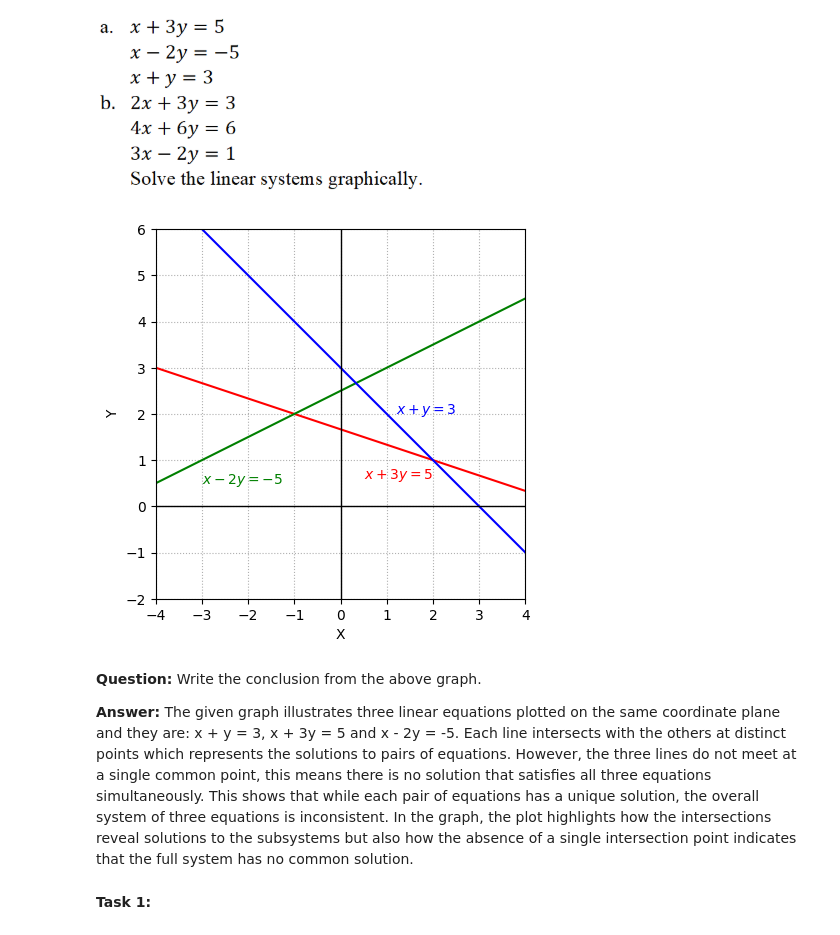
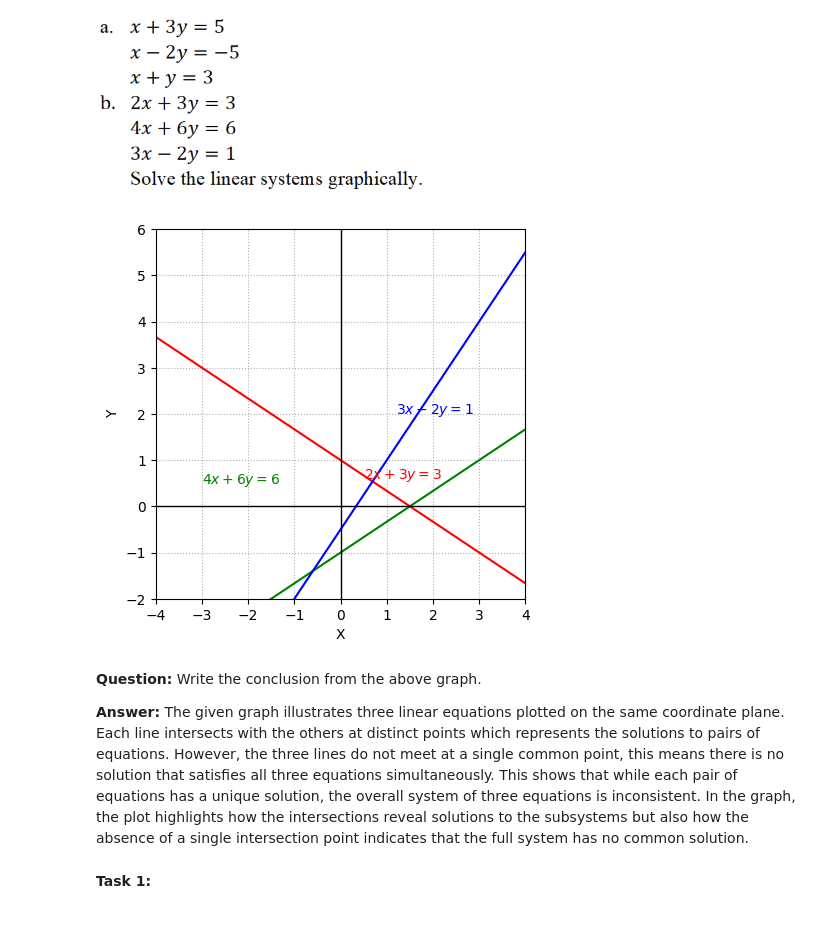
Before and after one commit to RAsikBIsta1581/ComputationalMathematicsWorkshop, a Jupyter notebook: ComputationalMathematicsWorkshop8.ipynb, the cells around one changed output. Drawn from its saved outputs; the diff is of its cells as text; code cells hidden in the pictures.

```diff
--- a/ComputationalMathematicsWorkshop8.ipynb
+++ b/ComputationalMathematicsWorkshop8.ipynb
@@ -15,42 +15,42 @@ We will start with a simple problem. Consider the following linear systems:
 # %%
 import numpy as np
 import matplotlib.pyplot as plt
 """ Part 1 - Problem 1: Solve linear systems graphically. """
 # Generate 100 equidistant point between -5 to 5 for x
 x = np.linspace(-5,5,100)
 ## Calculate y values for Equation 1 and 2
-y1 = (5-x)/3
-y2 = (5+x)/2
-y3 = 3-x
+y1 = (3-2*x)/3
+y2 = (-6+4*x)/6
+y3 = (-1+3*x)/2
 ## Generate a figure frame for plotting the lines
 fig, ax = plt.subplots()
 ## Plot the two lines
 ax.plot(x,y1, color='r')
 ax.plot(x,y2, color='g')
 ax.plot(x,y3, color='b')
 ## To decorate the plot, we insert equations.
-ax.text(0.5,0.6, '$x+3y = 5$', color='r')
-ax.text(-3,0.5,'$x-2y = -5$', color='g')
-ax.text(1.2,2, '$x+y = 3$', color='b')
+ax.text(0.5,0.6, '$2x+3y=3$', color='r')
+ax.text(-3,0.5,'$4x+6y=6$', color='g')
+ax.text(1.2,2, '$3x-2y=1$', color='b')
 ## Set the limits of the X & Y axes.
 ax.set_xlim(-4,4)
 ax.set_ylim(-2,6)
 ## Set property of X and Y axes, e.g., color and linewidth
 ax.axvline(color='k',linewidth = 1)
 ax.axhline(color='k',linewidth = 1)
 ## This option specifies the ticks based the list of numbers provided.
 ax.set_xticks(list(range(-4,5)))
 ax.set_aspect('equal')
 ax.grid(True,ls=':')
 plt.xlabel("X")
 plt.ylabel("Y")
 plt.show()
 # %% [output]
-[figure, old version]
+[figure, new version]
 # %% [markdown]
 **Question:** Write the conclusion from the above graph.
 
-**Answer:** The given graph illustrates three linear equations plotted on the same coordinate plane and they are: x + y = 3, x + 3y = 5 and x - 2y = -5. Each line intersects with the others at distinct points which represents the solutions to pairs of equations. However, the three lines do not meet at a single common point, this means there is no solution that satisfies all three equations simultaneously. This shows that while each pair of equations has a unique solution, the overall system of three equations is inconsistent. In the graph, the plot highlights how the intersections reveal solutions to the subsystems but also how the absence of a single intersection point indicates that the full system has no common solution.
+**Answer:** The given graph illustrates three linear equations plotted on the same coordinate plane. Each line intersects with the others at distinct points which represents the solutions to pairs of equations. However, the three lines do not meet at a single common point, this means there is no solution that satisfies all three equations simultaneously. This shows that while each pair of equations has a unique solution, the overall system of three equations is inconsistent. In the graph, the plot highlights how the intersections reveal solutions to the subsystems but also how the absence of a single intersection point indicates that the full system has no common solution.
 # %% [markdown]
 **Task 1:**
 # %% [markdown]
```
